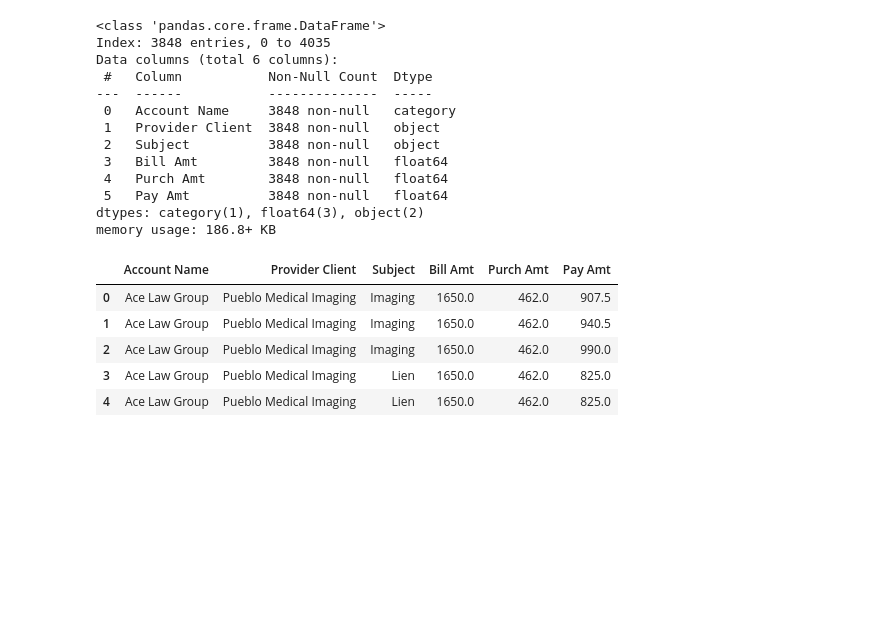
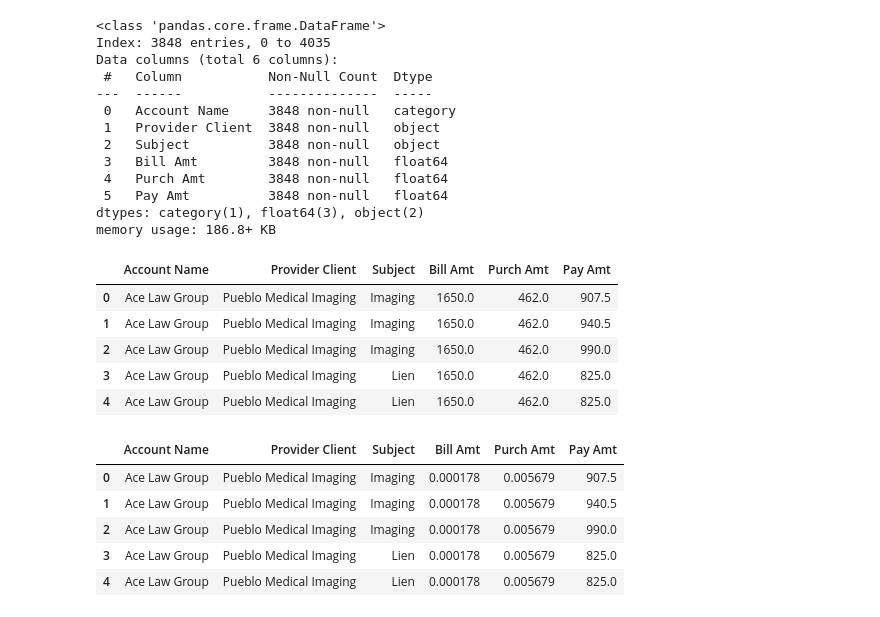
Before and after one commit to cutiepie25/MDD_ProyectoFinal, a Jupyter notebook: final/final_limpieza_datos.ipynb, the cells around one changed output. Saved outputs shown, nothing was run; the diff lists cells and outputs as text; code cells hidden in the pictures; blank space fills up the shorter version.

```diff
--- a/final/final_limpieza_datos.ipynb
+++ b/final/final_limpieza_datos.ipynb
@@ -559,3 +564,17 @@ df.head()
 | 2 | Ace Law Group | Pueblo Medical Imaging | Imaging | 1650.0 | 462.0 | 990.0 |
 | 3 | Ace Law Group | Pueblo Medical Imaging | Lien | 1650.0 | 462.0 | 825.0 |
 | 4 | Ace Law Group | Pueblo Medical Imaging | Lien | 1650.0 | 462.0 | 825.0 |
+# %%
+#Normalización: Sólo para variables numéricas (no dummies)
+from sklearn.preprocessing import MinMaxScaler
+
+min_max_scaler = MinMaxScaler()
+df[[ 'Bill Amt', 'Purch Amt']] = min_max_scaler.fit_transform(df[['Bill Amt', 'Purch Amt']])
+df.head()
+# %% [output]
+|  | Account Name | Provider Client | Subject | Bill Amt | Purch Amt | Pay Amt |
+| 0 | Ace Law Group | Pueblo Medical Imaging | Imaging | 0.000178 | 0.005679 | 907.5 |
+| 1 | Ace Law Group | Pueblo Medical Imaging | Imaging | 0.000178 | 0.005679 | 940.5 |
+| 2 | Ace Law Group | Pueblo Medical Imaging | Imaging | 0.000178 | 0.005679 | 990.0 |
+| 3 | Ace Law Group | Pueblo Medical Imaging | Lien | 0.000178 | 0.005679 | 825.0 |
+| 4 | Ace Law Group | Pueblo Medical Imaging | Lien | 0.000178 | 0.005679 | 825.0 |
```
Also changed, not shown: parts of 5 cells of this notebook, 3 other files.
